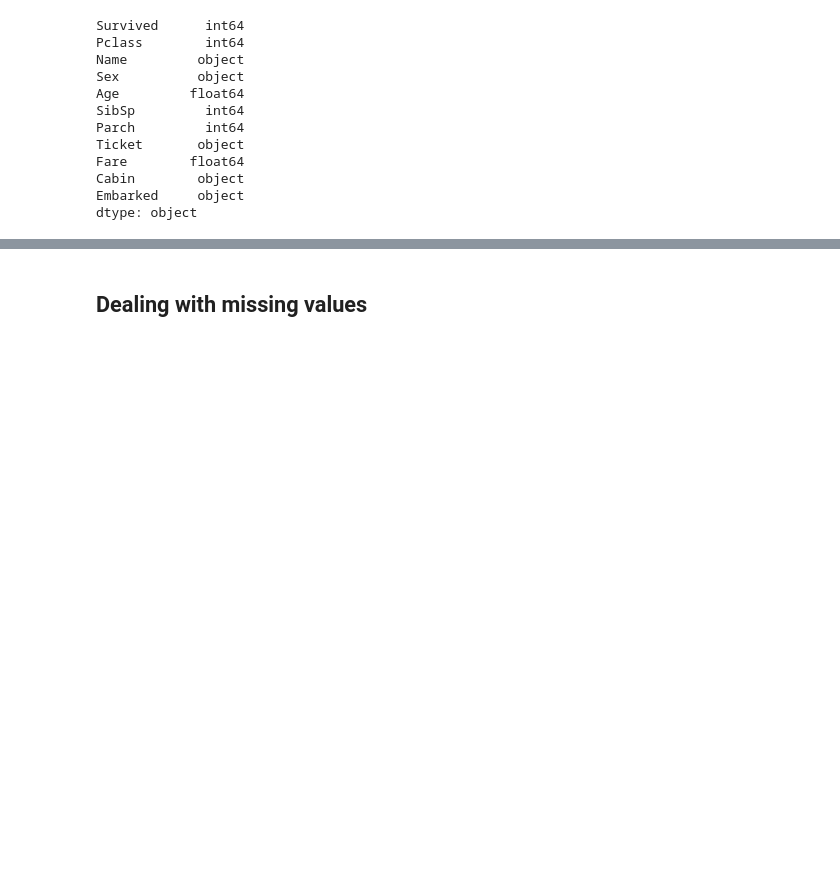
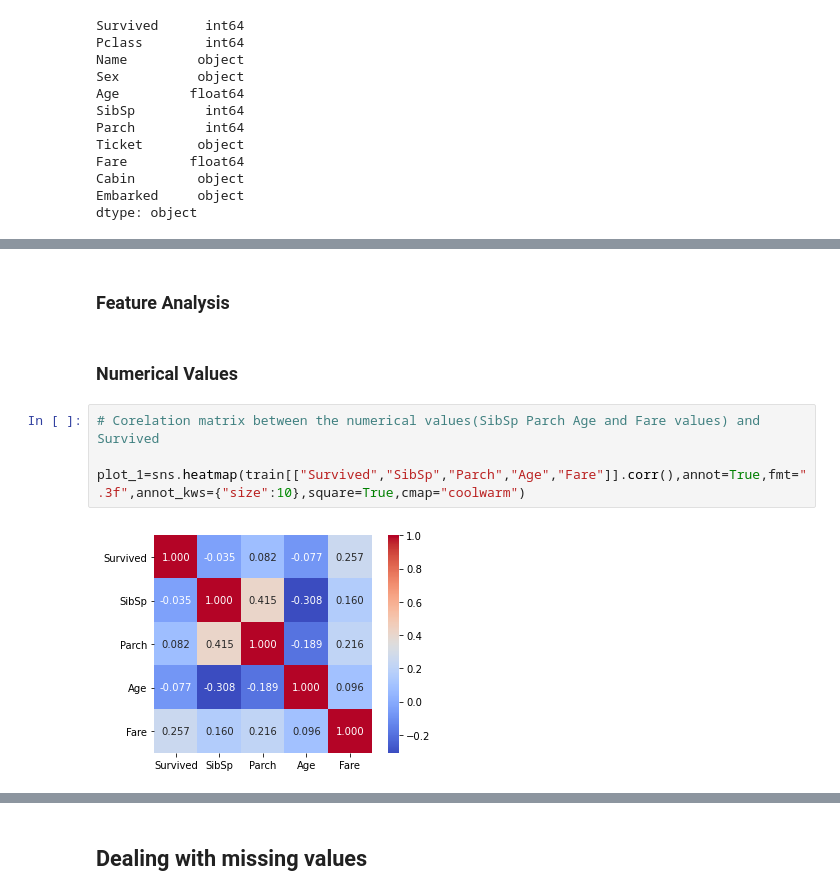
Before and after one commit to ksvignesh03/Complete-Python-ML, a Jupyter notebook: Titanic Machine Learning from Disaster.ipynb, the cells around one changed output, grey strips where cells are left out. Cells and saved outputs as stored; diff of their text form; blank space fills up the shorter version.

```diff
--- a/Titanic Machine Learning from Disaster.ipynb
+++ b/Titanic Machine Learning from Disaster.ipynb
@@ -140,0 +122,10 @@ dtype: object
+# %% [markdown]
+### Feature Analysis
+# %% [markdown]
+### Numerical Values
+# %%
+# Corelation matrix between the numerical values(SibSp Parch Age and Fare values) and Survived
+
+plot_1=sns.heatmap(train[["Survived","SibSp","Parch","Age","Fare"]].corr(),annot=True,fmt=".3f",annot_kws={"size":10},square=True,cmap="coolwarm")
+# %% [output]
+[figure, added]
```
Also changed, not shown: parts of 35 cells of this notebook.
